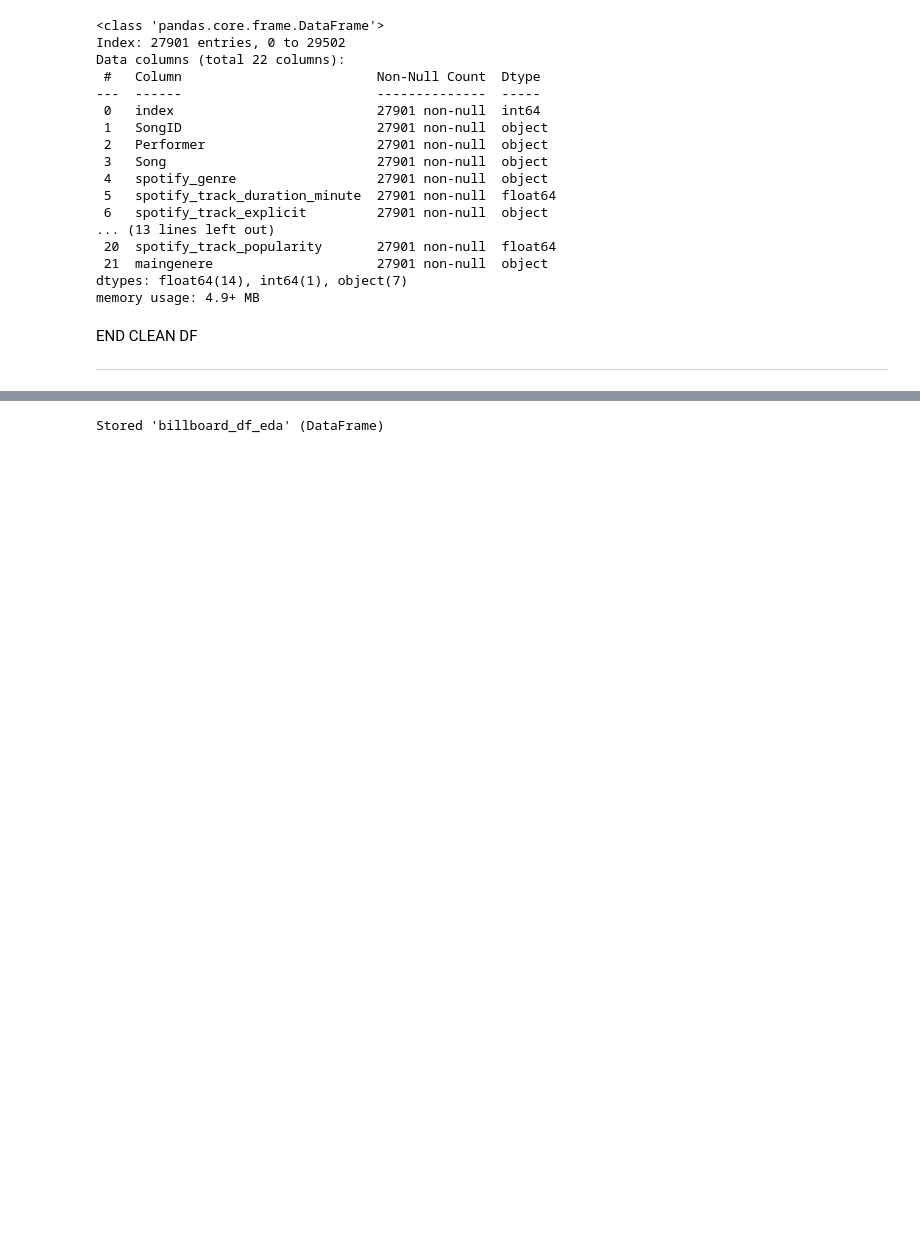
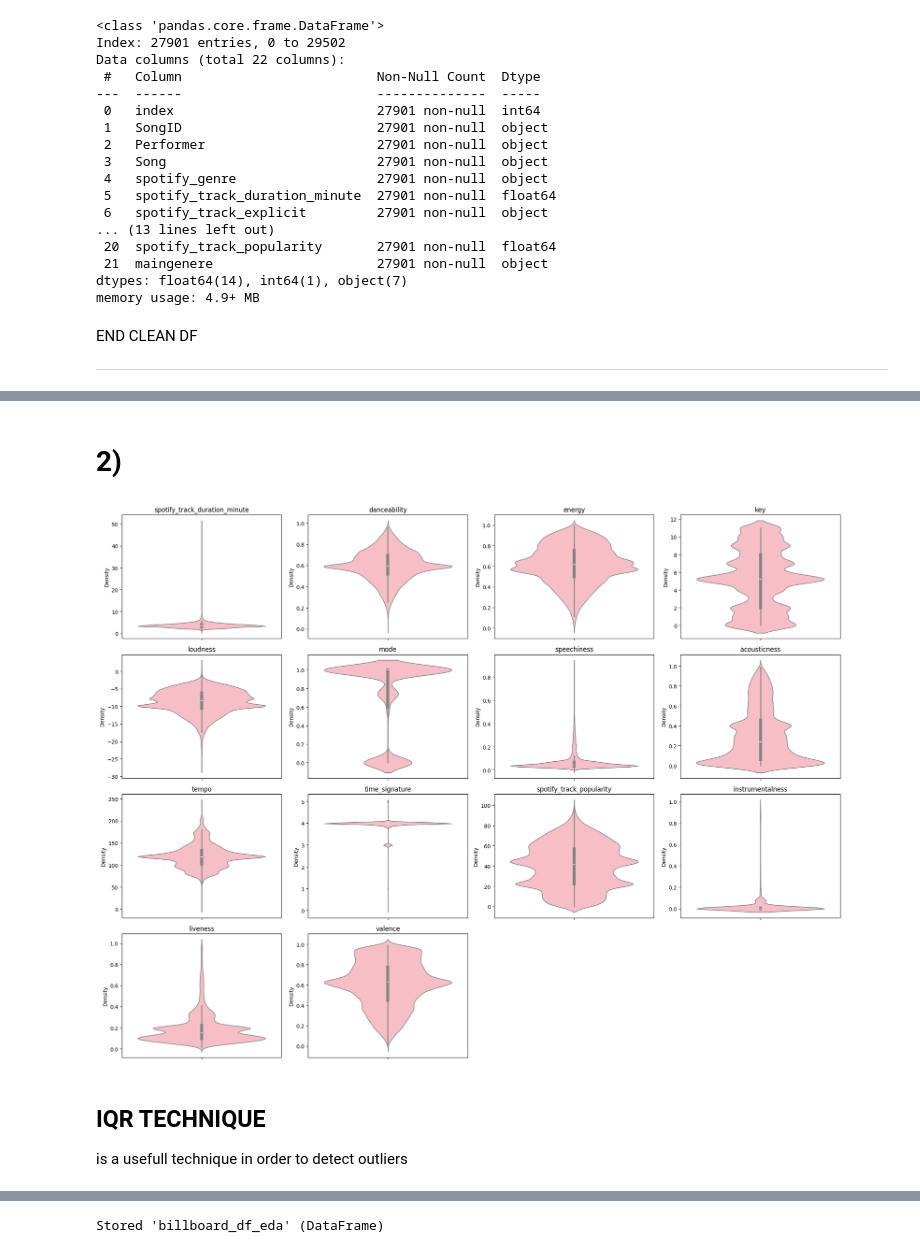
Before and after one commit to alelovo/Project_MachineLearning, a Jupyter notebook: EDA.ipynb, the cells around one changed output, grey strips where cells are left out. Cells and saved outputs as stored; diff of their text form; code cells hidden in the pictures; blank space fills up the shorter version.

```diff
--- a/EDA.ipynb
+++ b/EDA.ipynb
@@ -288,0 +323,20 @@ ________________________________________________________________________________
+# %% [markdown]
+# 2)
+# %%
+# BOXPLOT FOR IDENTITY OUTLIER
+plt.figure(figsize=(20, 15))
+for i, feature in enumerate(features):
+    plt.subplot(4, 4, i + 1)
+    sns.violinplot(billboard_df_eda[feature],color='lightpink')
+    plt.title(feature)
+    plt.xlabel('')
+    plt.ylabel('Density')
+
+plt.tight_layout()
+plt.show()
+# %% [output]
+[figure, added]
+# %% [markdown]
+## IQR TECHNIQUE
+
+is a usefull technique in order to detect outliers
```
Also changed, not shown: parts of 18 cells of this notebook, 2 other files.
